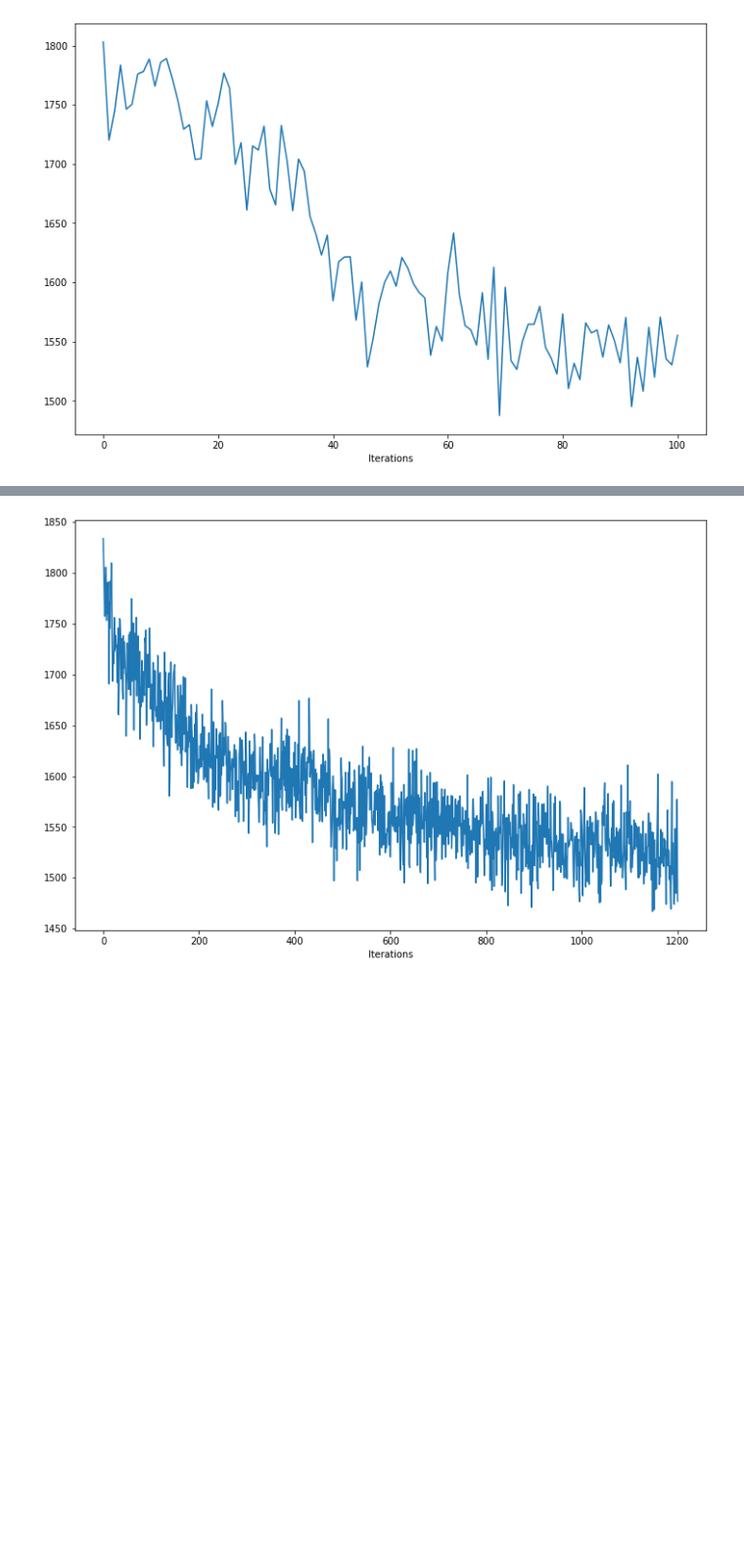
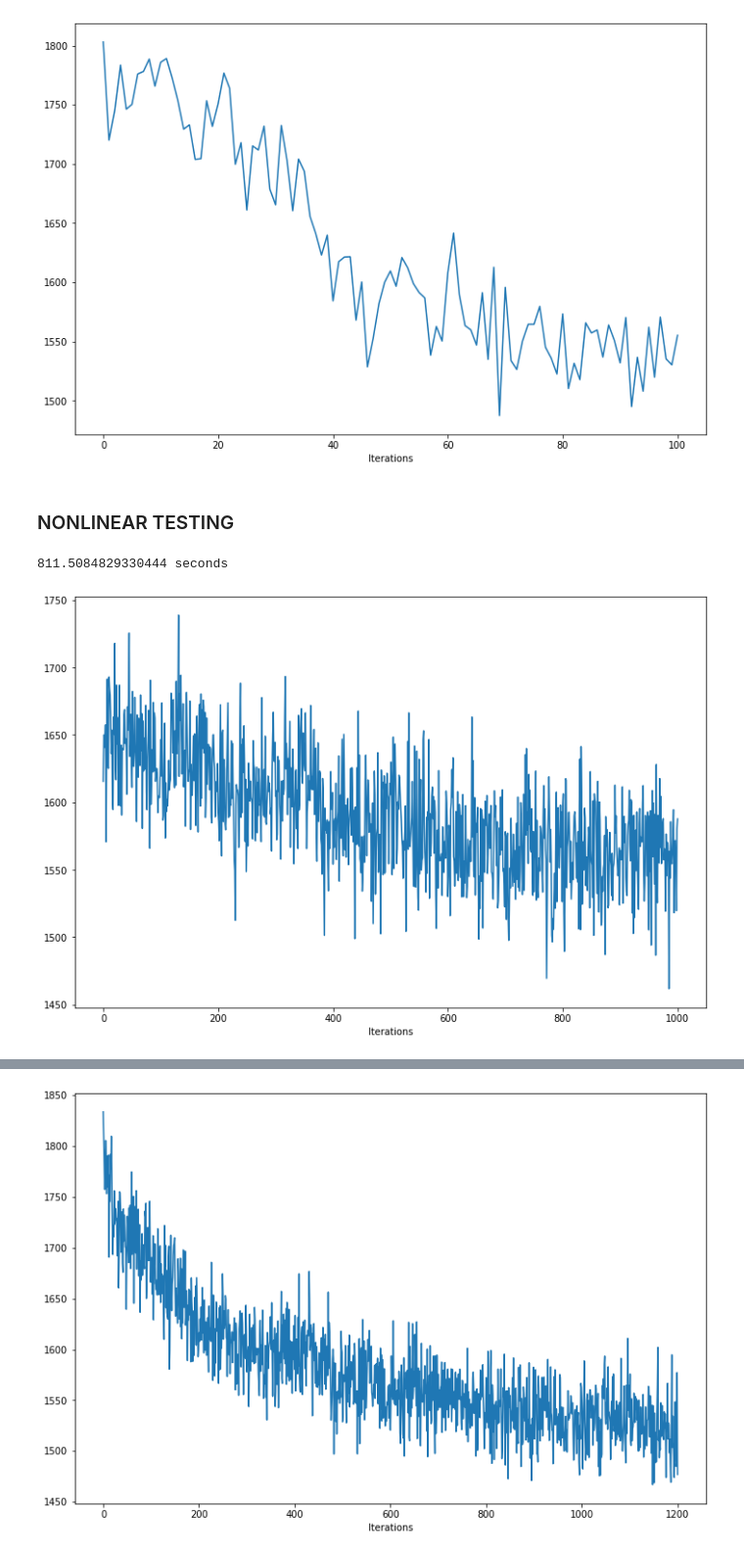
Before and after one commit to taylorhawks/globo-nonlinear-latent-factorization, a Jupyter notebook: Notebook.ipynb, the cells around one changed output, grey strips where cells are left out. Shown at 98% size. Drawn from its saved outputs; the diff is of its cells as text; code cells hidden in the pictures; blank space fills up the shorter version.

```diff
--- a/Notebook.ipynb
+++ b/Notebook.ipynb
@@ -650,2 +653,20 @@ nm.gradient_descent_nonlinear(
 # %% [output]
 [figure]
+# %% [markdown]
+### NONLINEAR TESTING
+# %%
+#this is without the regular kmeans shit
+nm = NonlinearModel(df_sample,embeddings,size=8, embeddings_size=250, T=3)
+start = time()
+nm.gradient_descent_nonlinear(
+    test=True,
+    alpha=0.01,
+    max_iterations=1000,
+    test_size=128,
+    hinge_param = 1,
+    readj_interval=200,
+)
+print(time() - start, 'seconds')
+# %% [output]
+811.5084829330444 seconds
+[figure, added]
```
Also changed, not shown: parts of 27 cells of this notebook.
